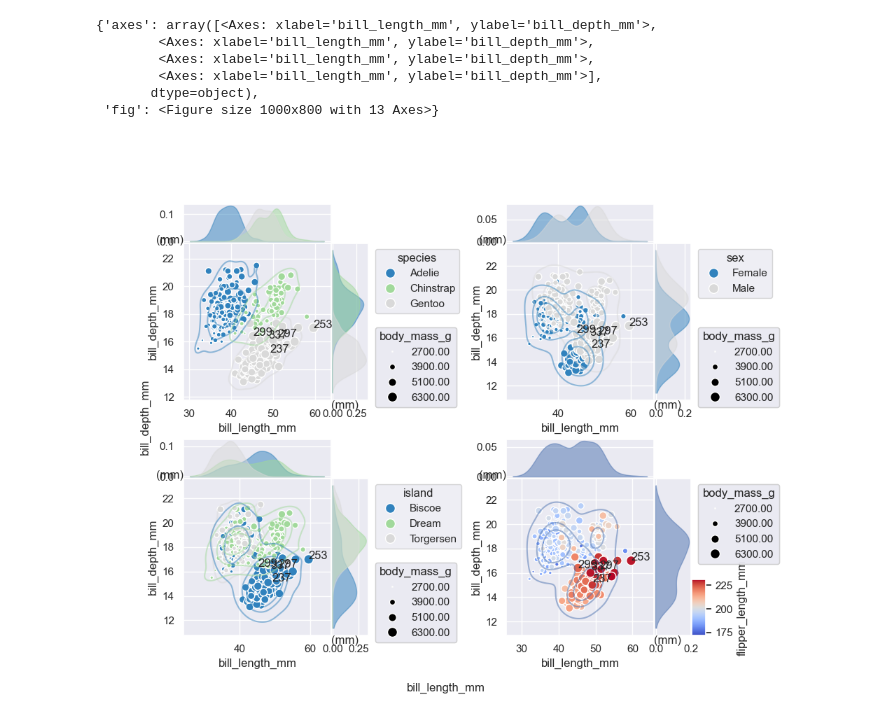
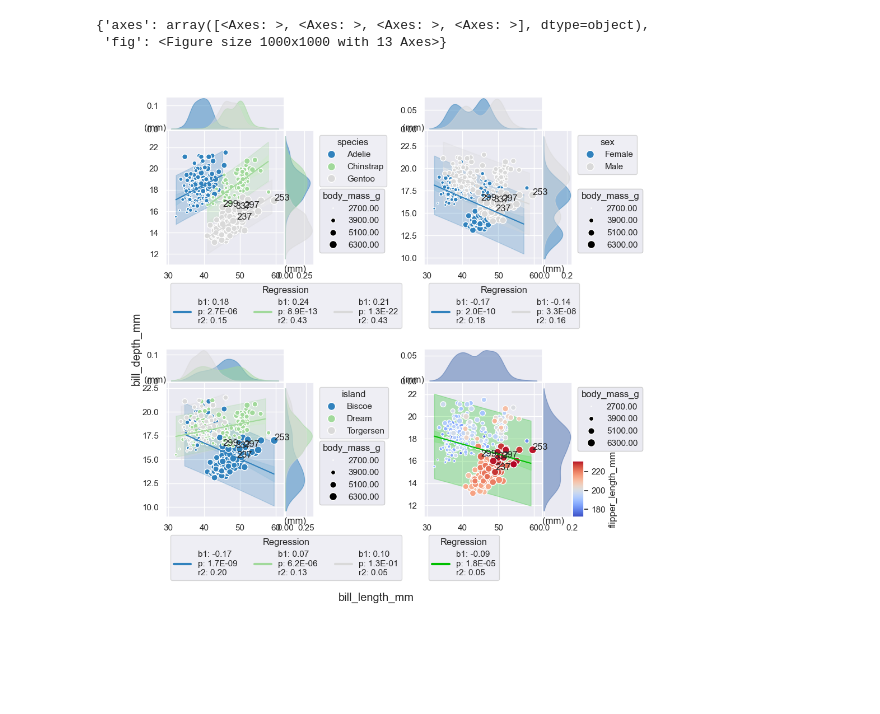
Before and after one commit to koonimaru/omniplot, a Jupyter notebook: ipynb/scatterplot.ipynb, the cells around one changed output. Saved outputs shown, nothing was run; the diff lists cells and outputs as text; code cells hidden in the pictures; blank space fills up the shorter version.

```diff
--- a/ipynb/scatterplot.ipynb
+++ b/ipynb/scatterplot.ipynb
@@ -66,20 +66,16 @@ op.scatterplot(df, x="bill_length_mm",y="bill_depth_mm",xunit="mm", yunit="mm",
 # %%
 op.scatterplot(df, x="bill_length_mm",y="bill_depth_mm",xunit="mm", yunit="mm",
                    category=['species',"sex","island"],
                    colors=["flipper_length_mm"],
                    sizes="body_mass_g",
                    show_labels={"val": "body_mass_g", "topn":5},
                    marginal_dist=True,
-                   kde=True,
+                   regression=True,
                                                 )
 # %% [output]
-{'axes': array([<Axes: xlabel='bill_length_mm', ylabel='bill_depth_mm'>,
-        <Axes: xlabel='bill_length_mm', ylabel='bill_depth_mm'>,
-        <Axes: xlabel='bill_length_mm', ylabel='bill_depth_mm'>,
-        <Axes: xlabel='bill_length_mm', ylabel='bill_depth_mm'>],
-       dtype=object),
- 'fig': <Figure size 1000x800 with 13 Axes>}
+{'axes': array([<Axes: >, <Axes: >, <Axes: >, <Axes: >], dtype=object),
+ 'fig': <Figure size 1000x1000 with 13 Axes>}
-[figure, old version]
+[figure, new version]
 # %%
 op.scatterplot(df,
                x="bill_length_mm",
```
Also changed, not shown: parts of 6 cells of this notebook, 5 other files.
